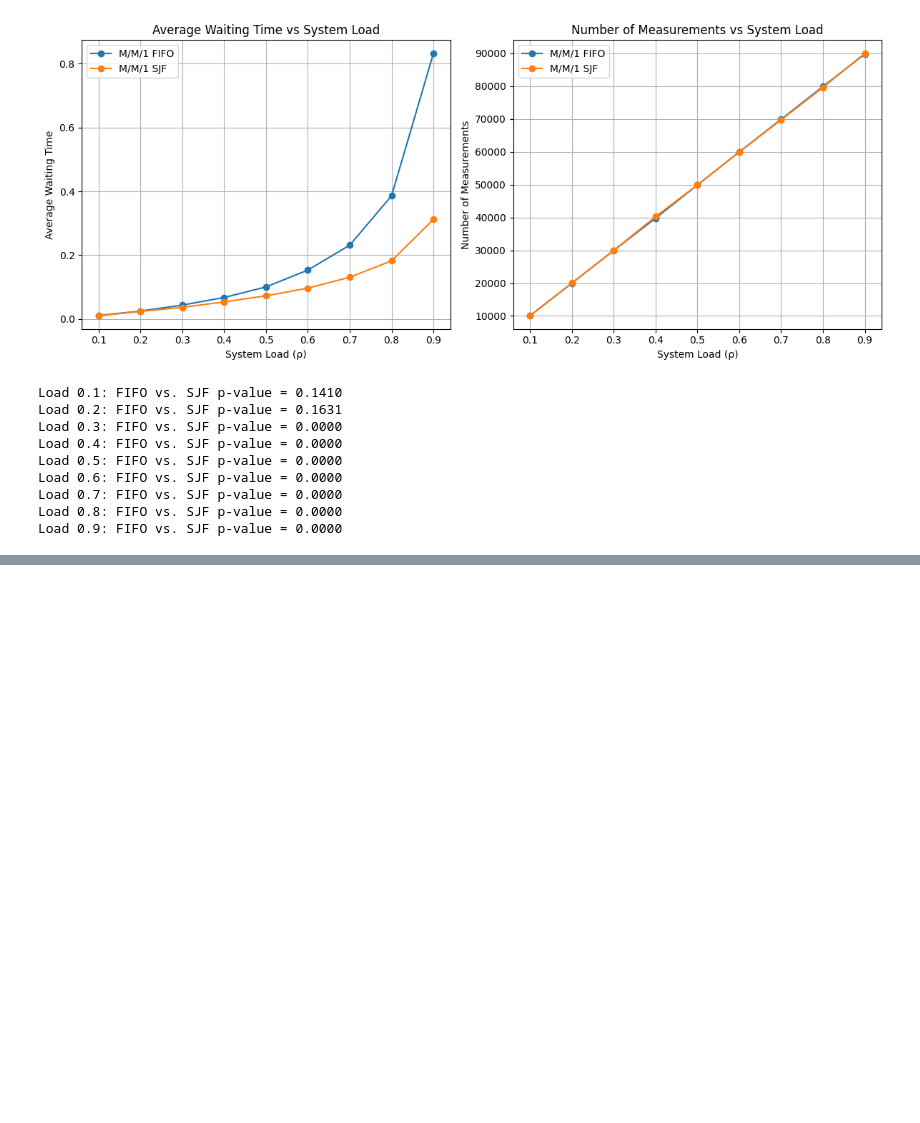
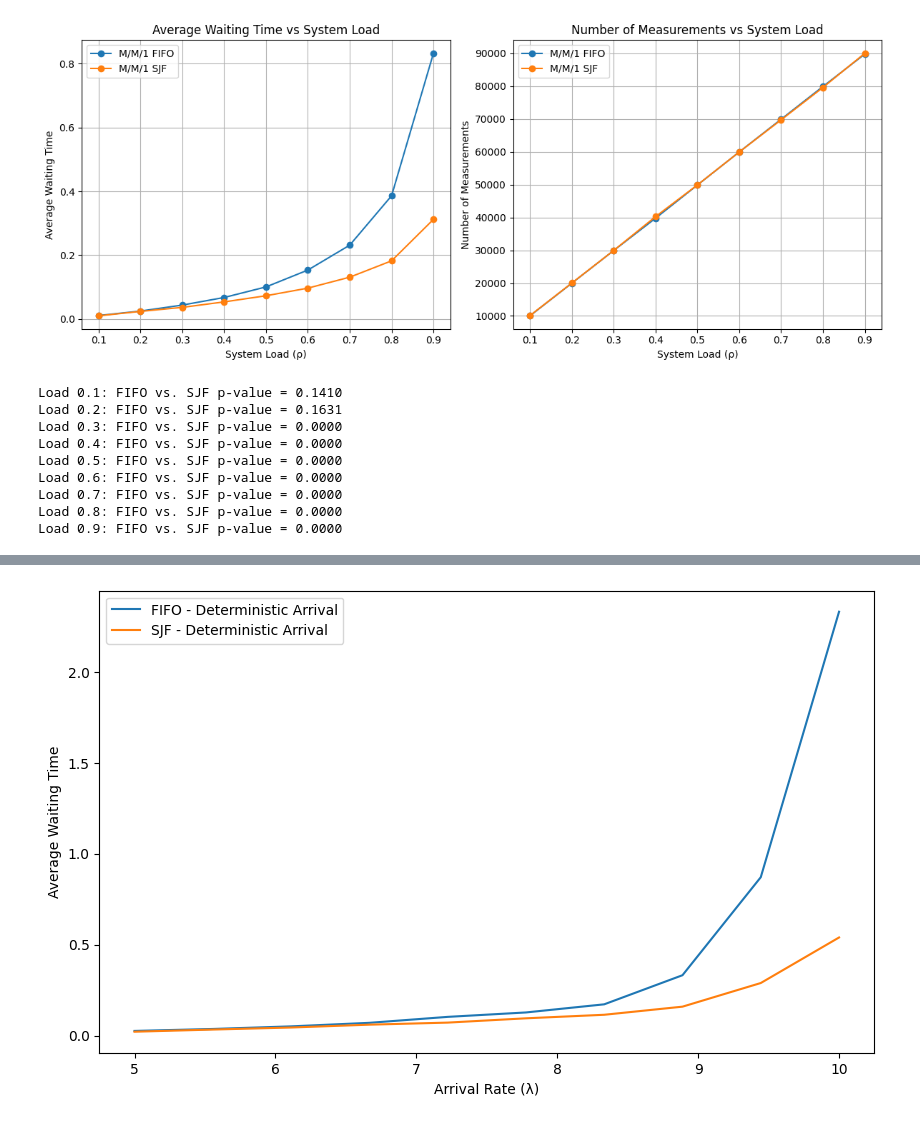
Before and after one commit to jazminli/DES-Simulation-Assignment2, a Jupyter notebook: DES.ipynb, the cells around one changed output, grey strips where cells are left out. Cells and saved outputs as stored; diff of their text form; code cells hidden in the pictures; blank space fills up the shorter version.

```diff
--- a/DES.ipynb
+++ b/DES.ipynb
@@ -264,0 +472,71 @@ Load 0.9: FIFO vs. SJF p-value = 0.0000
+# %%
+# the simulation for FIFO and SJF under Deterministic arrival
+
+def simulate_queue_deterministic(lambda_rate, mu_rate, SIM_TIME, is_sjf=False):
+    FEL = []
+    sjf_queue = []
+    current_time = 0
+    num_in_queue = 0
+    total_wait_time = 0
+    total_jobs = 0
+
+    # initial arrival
+    next_arrival_time = 1 / lambda_rate  # deterministic arrival interval
+    FEL.append((next_arrival_time, 'arrival'))
+
+    # 仿真循环
+    while current_time < SIM_TIME:
+        if not FEL:
+            break
+        event_time, event_type = heapq.heappop(FEL)
+        current_time = event_time
+
+        if event_type == 'arrival':
+            # next arrival
+            next_arrival_time = current_time + 1 / lambda_rate
+            heapq.heappush(FEL, (next_arrival_time, 'arrival'))
+
+            job_size = random.expovariate(mu_rate)
+            if num_in_queue == 0:
+                heapq.heappush(FEL, (current_time + job_size, 'departure'))
+            else:
+                if is_sjf:
+                    heapq.heappush(sjf_queue, (job_size, current_time))
+                else:
+                    sjf_queue.append((job_size, current_time))
+            num_in_queue += 1
+        elif event_type == 'departure':
+            total_jobs += 1
+            if num_in_queue > 0:
+                num_in_queue -= 1
+                if num_in_queue > 0:
+                    if is_sjf:
+                        next_job_size, next_arrival_time = heapq.heappop(sjf_queue)
+                    else:
+                        next_job_size, next_arrival_time = sjf_queue.pop(0)
+                    total_wait_time += current_time - next_arrival_time
+                    heapq.heappush(FEL, (current_time + next_job_size, 'departure'))
+
+    return total_wait_time / total_jobs if total_jobs > 0 else 0
+
+avg_wait_times_fifo_deterministic = []
+avg_wait_times_sjf_deterministic = []
+
+
+for lambda_rate in lambda_rates:
+    avg_wait_time_fifo = simulate_queue_deterministic(lambda_rate, mu_rate, SIM_TIME, is_sjf=False)
+    avg_wait_time_sjf = simulate_queue_deterministic(lambda_rate, mu_rate, SIM_TIME, is_sjf=True)
+
+    avg_wait_times_fifo_deterministic.append(avg_wait_time_fifo)
+    avg_wait_times_sjf_deterministic.append(avg_wait_time_sjf)
+
+plt.figure(figsize=(10, 6))
+plt.plot(lambda_rates, avg_wait_times_fifo_deterministic, label='FIFO - Deterministic Arrival')
+plt.plot(lambda_rates, avg_wait_times_sjf_deterministic, label='SJF - Deterministic Arrival')
+plt.xlabel('Arrival Rate (λ)')
+plt.ylabel('Average Waiting Time')
+#plt.title('Average Waiting Time vs Arrival Rate (Deterministic Arrival)')
+plt.legend()
+plt.show()
+# %% [output]
+[figure, added]
```
Also changed, not shown: parts of 4 cells of this notebook.
